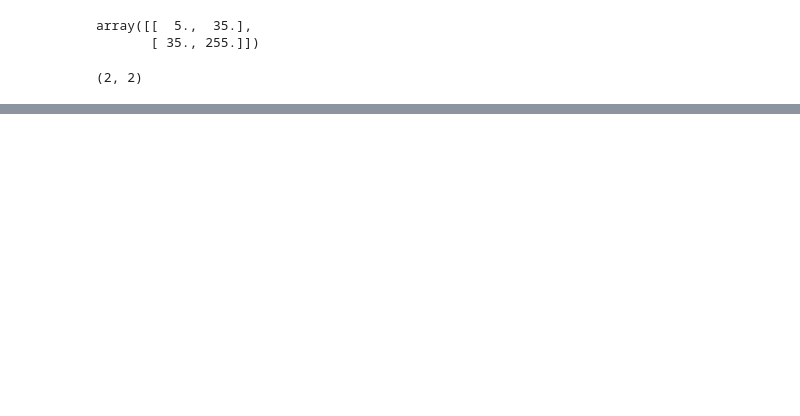
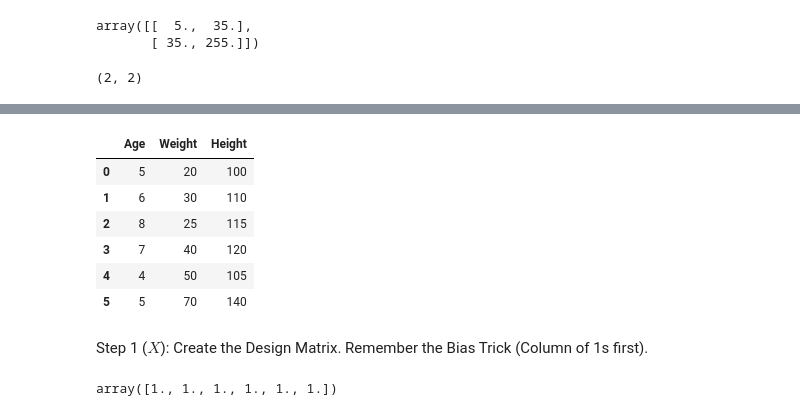
Before and after one commit to vidhatrihr/deep-learning-and-genai, a Jupyter notebook: week-1/ols-practice-problem.ipynb, the cells around one changed output, grey strips where cells are left out. Cells and saved outputs as stored; diff of their text form; code cells hidden in the pictures; blank space fills up the shorter version.

```diff
--- a/week-1/ols-practice-problem.ipynb
+++ b/week-1/ols-practice-problem.ipynb
@@ -276,0 +344,11 @@ array([[ 5.1, -0.7],
+# %%
+data = np.array([
+    [5,  20, 100],  # age(x1), weight(x2), height(y)
+    [6,  30, 110],
+    [8,  25, 115],
+    [7,  40, 120],
+    [4,  50, 105],
+    [5,  70, 140],
+])
+
+data.shape
@@ -276,0 +367,11 @@ array([[ 5.1, -0.7],
+# %%
+df = pd.DataFrame(data, columns=['Age', 'Weight', 'Height'])
+df
+# %% [output]
+|  | Age | Weight | Height |
+| 0 | 5 | 20 | 100 |
+| 1 | 6 | 30 | 110 |
+| 2 | 8 | 25 | 115 |
+| 3 | 7 | 40 | 120 |
+| 4 | 4 | 50 | 105 |
+| 5 | 5 | 70 | 140 |
@@ -276,0 +387,7 @@ array([[ 5.1, -0.7],
+# %% [markdown]
+Step 1 ($X$): Create the Design Matrix. Remember the Bias Trick (Column of 1s first).
+# %%
+bias_col = np.ones(len(data))
+bias_col
+# %% [output]
+array([1., 1., 1., 1., 1., 1.])
```
Also changed, not shown: parts of 68 cells of this notebook.
